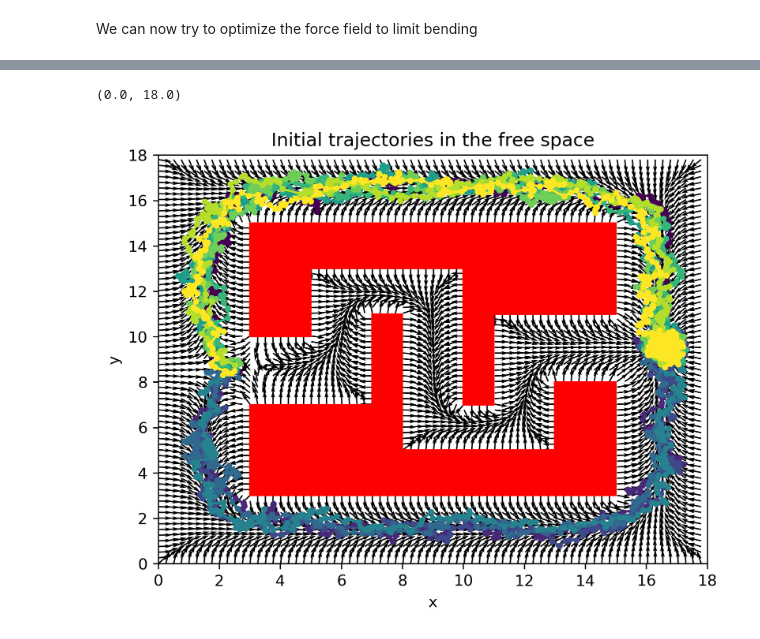
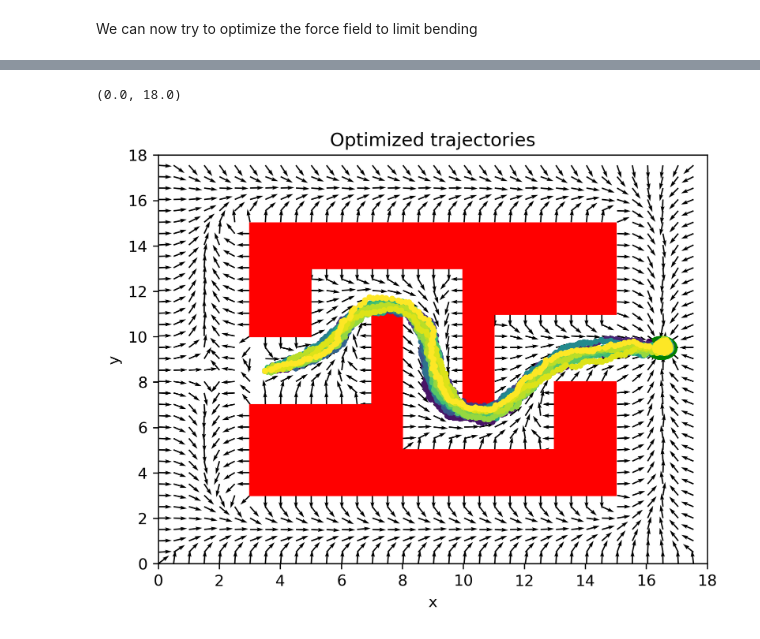
Before and after one commit to rcremese/snake-ai, a Jupyter notebook: digital_twin_paper.ipynb, the cells around one changed output, grey strips where cells are left out. Saved outputs shown, nothing was run; the diff lists cells and outputs as text; code cells hidden in the pictures.

```diff
--- a/digital_twin_paper.ipynb
+++ b/digital_twin_paper.ipynb
@@ -109,7 +259,7 @@ new_obs_map = np.zeros((x_max * res, y_max * res))
 for x, y in np.argwhere(binary_map):
     new_obs_map[x*res:(x+1)*res, y*res:(y+1)*res] = 1
 # %%
-init_pos = np.array([3.0, 8.5])
+init_pos = np.array([3.5, 8.5])
 goal_pos = np.array([16.5, 9.5])
 fig, ax = plt.subplots()
 ax.imshow(new_obs_map, origin='lower', extent=[0, x_max, 0, y_max])
@@ -197,9 +347,9 @@ class BendingSimulation(WalkerSimulationStoch2D):
 ti.init(arch=ti.gpu)
 
 nb_agents = 20
-t_max = 100
+t_max = 50
 dt = 0.1
-diffusivity = 0.1
+diffusivity = 0.01
 
 positions = np.repeat(init_pos.reshape(1, 2), nb_agents, axis=0)
 field = ScalarField(solution, Rectangle(0, 0, x_max, y_max))
@@ -233,13 +400,13 @@ plt.ylim(0, y_max)
 # %% [markdown]
 We can now try to optimize the force field to limit bending
 # %%
-max_iter = 100
+max_iter = 200
 lr = 0.01
-clip = 0.
-diffusivity=0.1
+clip = 10.
+diffusivity=0.2
 # diffusivities = np.linspace(1, 0.1, max_iter)
 
-w_distance, w_bend = 1.0, 1.0
+w_distance, w_bend = 1.0, 10.0
 
 best_loss = np.inf
 best_vector_field = None
@@ -266,16 +448,19 @@ RuntimeError: [cuda_driver.h:operator()@92] CUDA Error CUDA_ERROR_ILLEGAL_ADDRES
 # %%
-downscale = 5
+downscale = 10
 scale = 2
+
+bending_sim.reset()
+bending_sim.run(diffusivity=0.01)
 # Visualisation
 fig = vis.plot_2D_trajectory(bending_sim.positions,
                              goal_pos,
                              obstacles=obstacles,
                              vector_field=bending_sim.force_field,
                              downscale=downscale,
                              scale = scale,
-                             title="Initial trajectories in the free space")
+                             title="Optimized trajectories")
 plt.xlim(0, x_max)
 plt.ylim(0, y_max)
 # %% [output]
 (0.0, 18.0)
-[figure, old version]
+[figure, new version]
```
Also changed, not shown: parts of 18 cells of this notebook, 1 other file.
